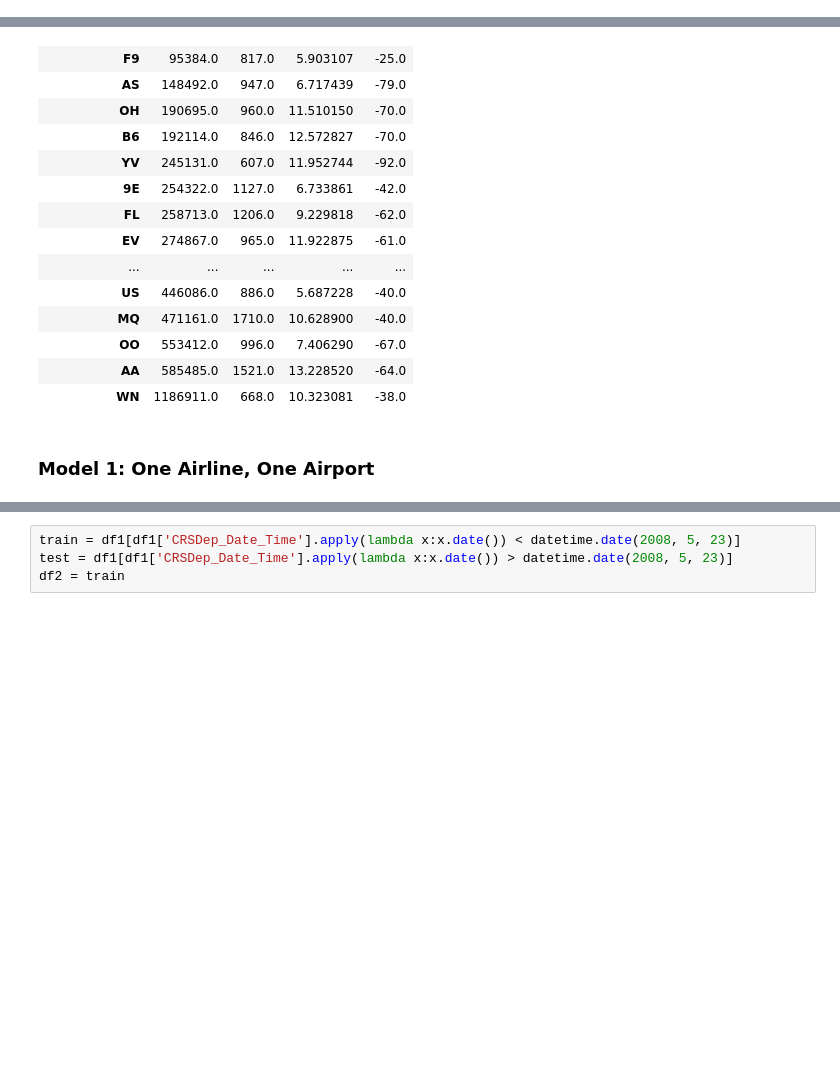
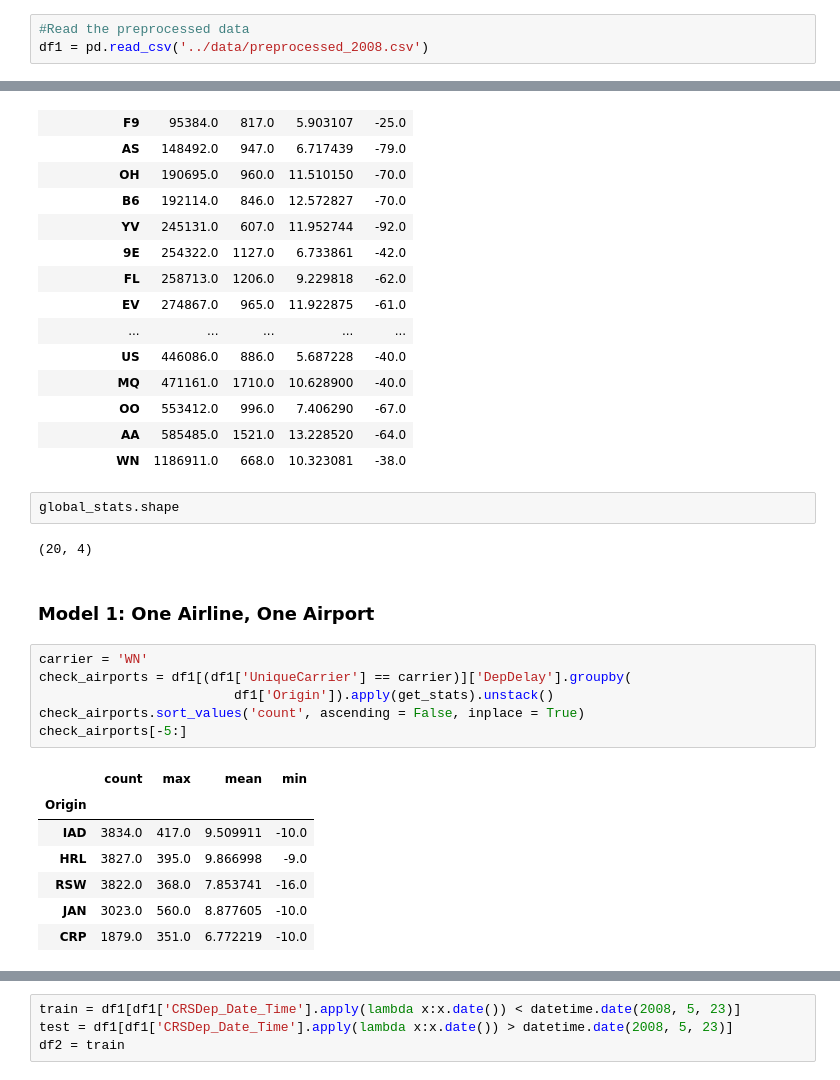
Before and after one commit to tninh/Flights-Delay-Prediction, a Jupyter notebook: script/read_data_0.ipynb, the cells around one changed output, grey strips where cells are left out. Cells and saved outputs as stored; diff of their text form; blank space fills up the shorter version.

```diff
--- a/script/read_data_0.ipynb
+++ b/script/read_data_0.ipynb
@@ -206,0 +215,3 @@ df1.dropna(inplace=True)
+# %%
+#Read the preprocessed data
+df1 = pd.read_csv('../data/preprocessed_2008.csv')
@@ -269,5 +275,23 @@ global_stats
 | OO | 553412.0 | 996.0 | 7.406290 | -67.0 |
 | AA | 585485.0 | 1521.0 | 13.228520 | -64.0 |
 | WN | 1186911.0 | 668.0 | 10.323081 | -38.0 |
+# %%
+global_stats.shape
+# %% [output]
+(20, 4)
 # %% [markdown]
 ### Model 1: One Airline, One Airport
+# %%
+carrier = 'WN'
+check_airports = df1[(df1['UniqueCarrier'] == carrier)]['DepDelay'].groupby(
+                         df1['Origin']).apply(get_stats).unstack()
+check_airports.sort_values('count', ascending = False, inplace = True)
+check_airports[-5:]
+# %% [output]
+|  | count | max | mean | min |
+| Origin |  |  |  |  |
+| IAD | 3834.0 | 417.0 | 9.509911 | -10.0 |
+| HRL | 3827.0 | 395.0 | 9.866998 | -9.0 |
+| RSW | 3822.0 | 368.0 | 7.853741 | -16.0 |
+| JAN | 3023.0 | 560.0 | 8.877605 | -10.0 |
+| CRP | 1879.0 | 351.0 | 6.772219 | -10.0 |
```
Also changed, not shown: parts of 17 cells of this notebook.
